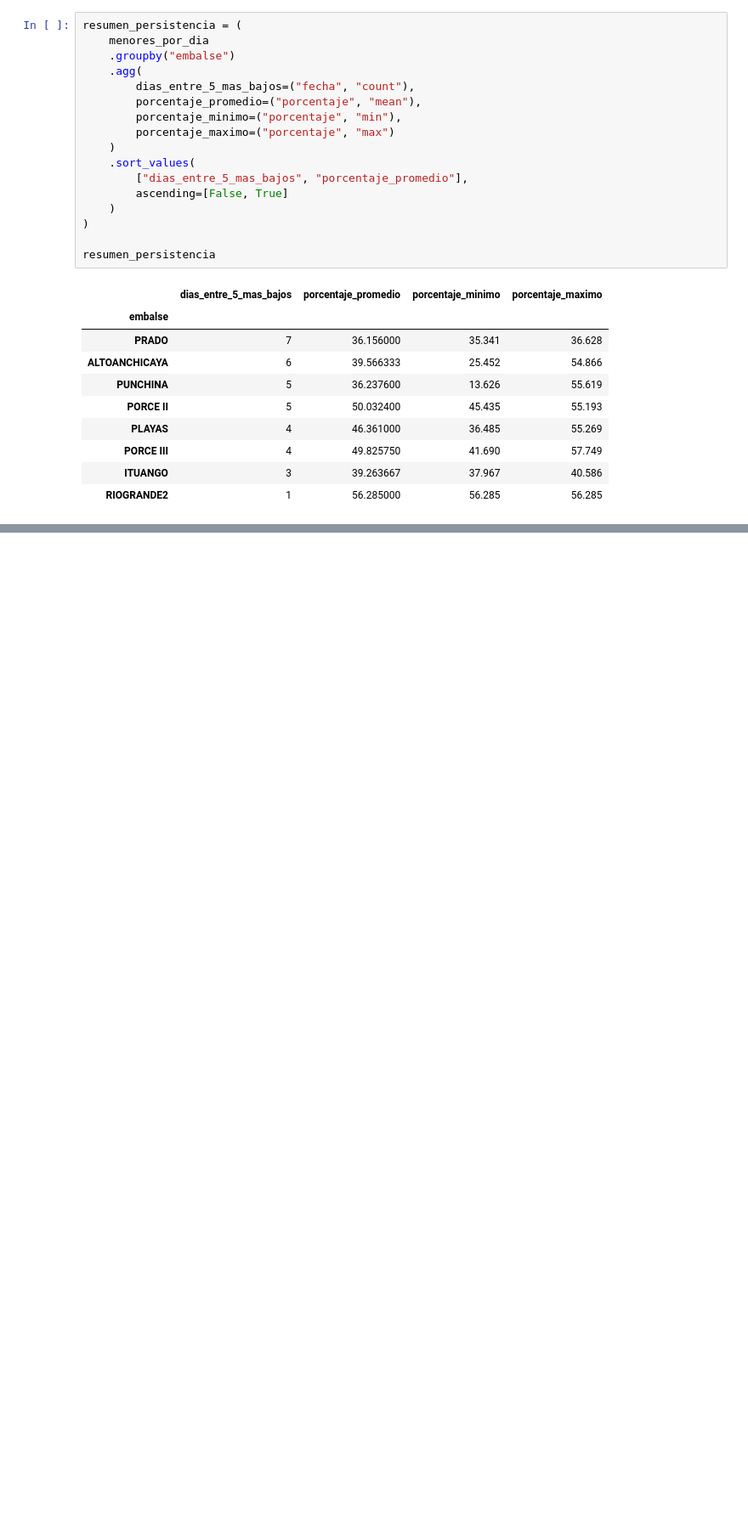
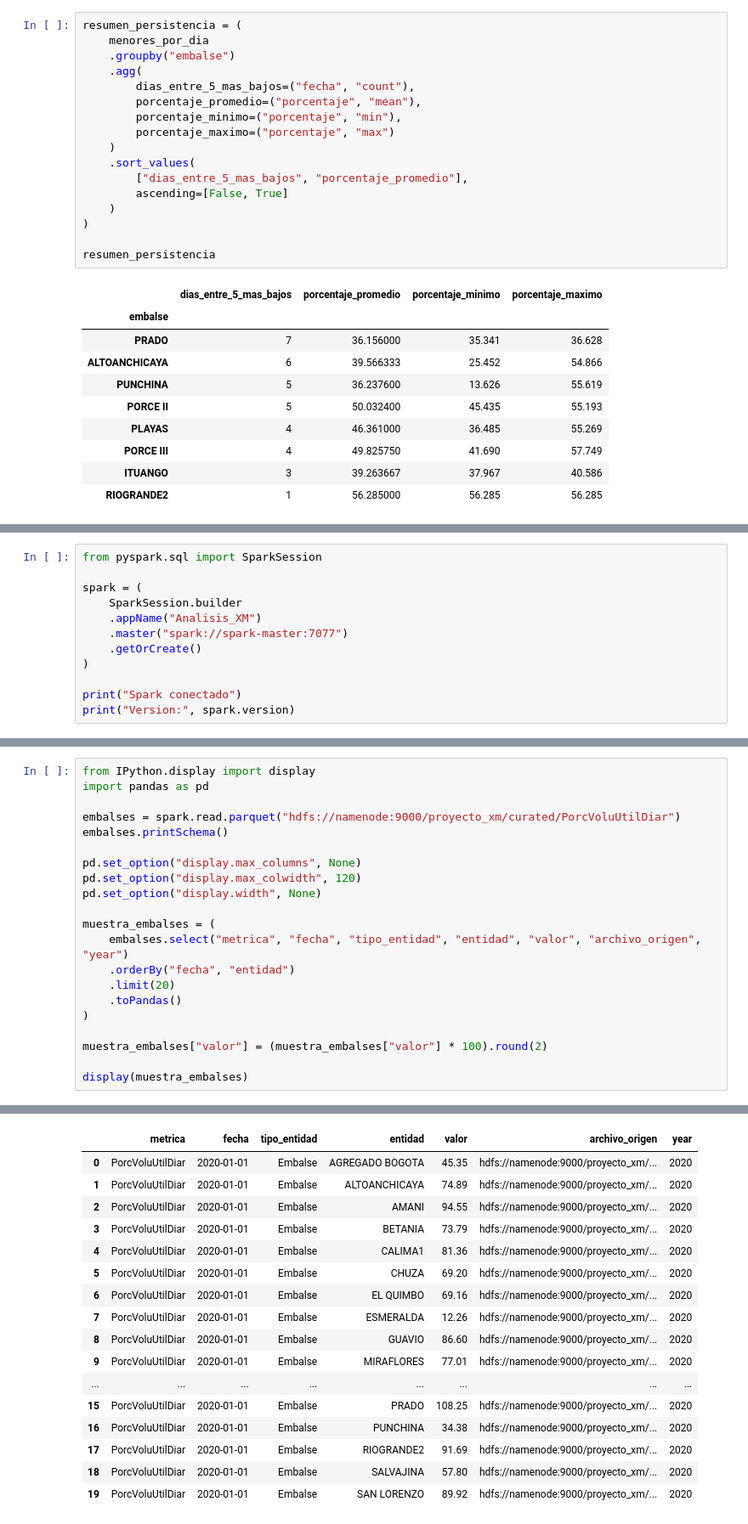
Before and after one commit to santiagohenao569-star/PROYECTO_FINAL_XM, a Jupyter notebook: notebooks/02_exploracion_consultas.ipynb, the cells around one changed output, grey strips where cells are left out. Shown at 85% size. Saved outputs shown, nothing was run; the diff lists cells and outputs as text; blank space fills up the shorter version.

Commit message:
Actualizar documentacion, evidencias y notebook de analisis

```diff
--- a/notebooks/02_exploracion_consultas.ipynb
+++ b/notebooks/02_exploracion_consultas.ipynb
@@ -147,0 +198,12 @@ resumen_persistencia
+# %%
+from pyspark.sql import SparkSession
+
+spark = (
+    SparkSession.builder
+    .appName("Analisis_XM")
+    .master("spark://spark-master:7077")
+    .getOrCreate()
+)
+
+print("Spark conectado")
+print("Version:", spark.version)
@@ -147,0 +292,22 @@ resumen_persistencia
+# %%
+from IPython.display import display
+import pandas as pd
+
+embalses = spark.read.parquet("hdfs://namenode:9000/proyecto_xm/curated/PorcVoluUtilDiar")
+embalses.printSchema()
+
+pd.set_option("display.max_columns", None)
+pd.set_option("display.max_colwidth", 120)
+pd.set_option("display.width", None)
+
+muestra_embalses = (
+    embalses.select("metrica", "fecha", "tipo_entidad", "entidad", "valor", "archivo_origen", "year")
+    .orderBy("fecha", "entidad")
+    .limit(20)
+    .toPandas()
+)
+
+muestra_embalses["valor"] = (muestra_embalses["valor"] * 100).round(2)
+
+display(muestra_embalses)
+# %% [output]
@@ -147,0 +323,17 @@ resumen_persistencia
+|  | metrica | fecha | tipo_entidad | entidad | valor | archivo_origen | year |
+| 0 | PorcVoluUtilDiar | 2020-01-01 | Embalse | AGREGADO BOGOTA | 45.35 | hdfs://namenode:9000/proyecto_xm/... | 2020 |
+| 1 | PorcVoluUtilDiar | 2020-01-01 | Embalse | ALTOANCHICAYA | 74.89 | hdfs://namenode:9000/proyecto_xm/... | 2020 |
+| 2 | PorcVoluUtilDiar | 2020-01-01 | Embalse | AMANI | 94.55 | hdfs://namenode:9000/proyecto_xm/... | 2020 |
+| 3 | PorcVoluUtilDiar | 2020-01-01 | Embalse | BETANIA | 73.79 | hdfs://namenode:9000/proyecto_xm/... | 2020 |
+| 4 | PorcVoluUtilDiar | 2020-01-01 | Embalse | CALIMA1 | 81.36 | hdfs://namenode:9000/proyecto_xm/... | 2020 |
+| 5 | PorcVoluUtilDiar | 2020-01-01 | Embalse | CHUZA | 69.20 | hdfs://namenode:9000/proyecto_xm/... | 2020 |
+| 6 | PorcVoluUtilDiar | 2020-01-01 | Embalse | EL QUIMBO | 69.16 | hdfs://namenode:9000/proyecto_xm/... | 2020 |
+| 7 | PorcVoluUtilDiar | 2020-01-01 | Embalse | ESMERALDA | 12.26 | hdfs://namenode:9000/proyecto_xm/... | 2020 |
+| 8 | PorcVoluUtilDiar | 2020-01-01 | Embalse | GUAVIO | 86.60 | hdfs://namenode:9000/proyecto_xm/... | 2020 |
+| 9 | PorcVoluUtilDiar | 2020-01-01 | Embalse | MIRAFLORES | 77.01 | hdfs://namenode:9000/proyecto_xm/... | 2020 |
+| ... | ... | ... | ... | ... | ... | ... | ... |
+| 15 | PorcVoluUtilDiar | 2020-01-01 | Embalse | PRADO | 108.25 | hdfs://namenode:9000/proyecto_xm/... | 2020 |
+| 16 | PorcVoluUtilDiar | 2020-01-01 | Embalse | PUNCHINA | 34.38 | hdfs://namenode:9000/proyecto_xm/... | 2020 |
+| 17 | PorcVoluUtilDiar | 2020-01-01 | Embalse | RIOGRANDE2 | 91.69 | hdfs://namenode:9000/proyecto_xm/... | 2020 |
+| 18 | PorcVoluUtilDiar | 2020-01-01 | Embalse | SALVAJINA | 57.80 | hdfs://namenode:9000/proyecto_xm/... | 2020 |
+| 19 | PorcVoluUtilDiar | 2020-01-01 | Embalse | SAN LORENZO | 89.92 | hdfs://namenode:9000/proyecto_xm/... | 2020 |
```
Also changed, not shown: parts of 12 cells of this notebook, 13 other files.
